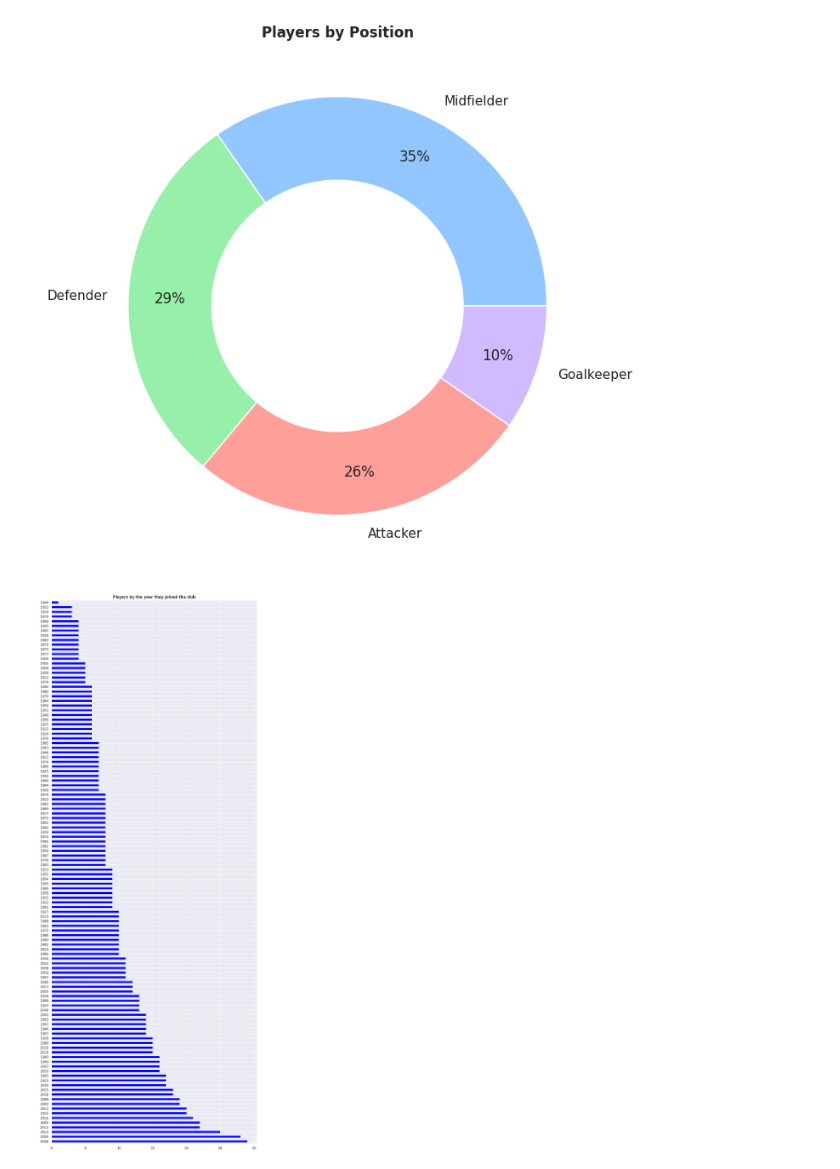
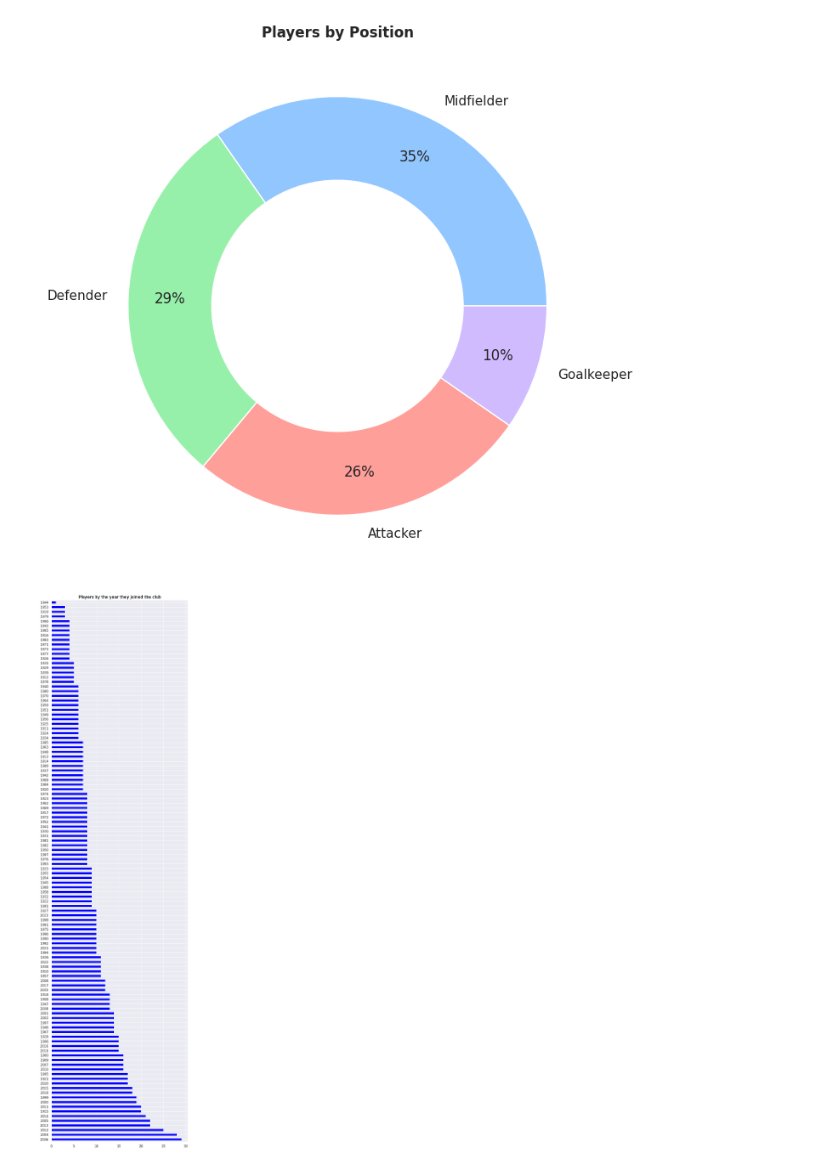
Before and after one commit to guilhermelaviola/InterMilan, a Jupyter notebook: AllPlayers.ipynb, the cells around one changed output. Saved outputs shown, nothing was run; the diff lists cells and outputs as text; code cells hidden in the pictures.

```diff
--- a/AllPlayers.ipynb
+++ b/AllPlayers.ipynb
@@ -64,9 +64,9 @@ plt.show()
 [figure]
 # %%
 # Displaying players by the year they joined the club:
-players['Year joined'].value_counts().plot(kind = 'barh', color = 'Blue', figsize = (12, 32))
+players['Year joined'].value_counts().plot(kind = 'barh', color = 'blue', figsize = (8, 32))
 plt.ylabel(None)
 plt.title('Players by the year they joined the club', fontweight = 'bold')
 plt.show()
 # %% [output]
-[figure, old version]
+[figure, new version]
```
Also changed, not shown: parts of 5 cells of this notebook.
